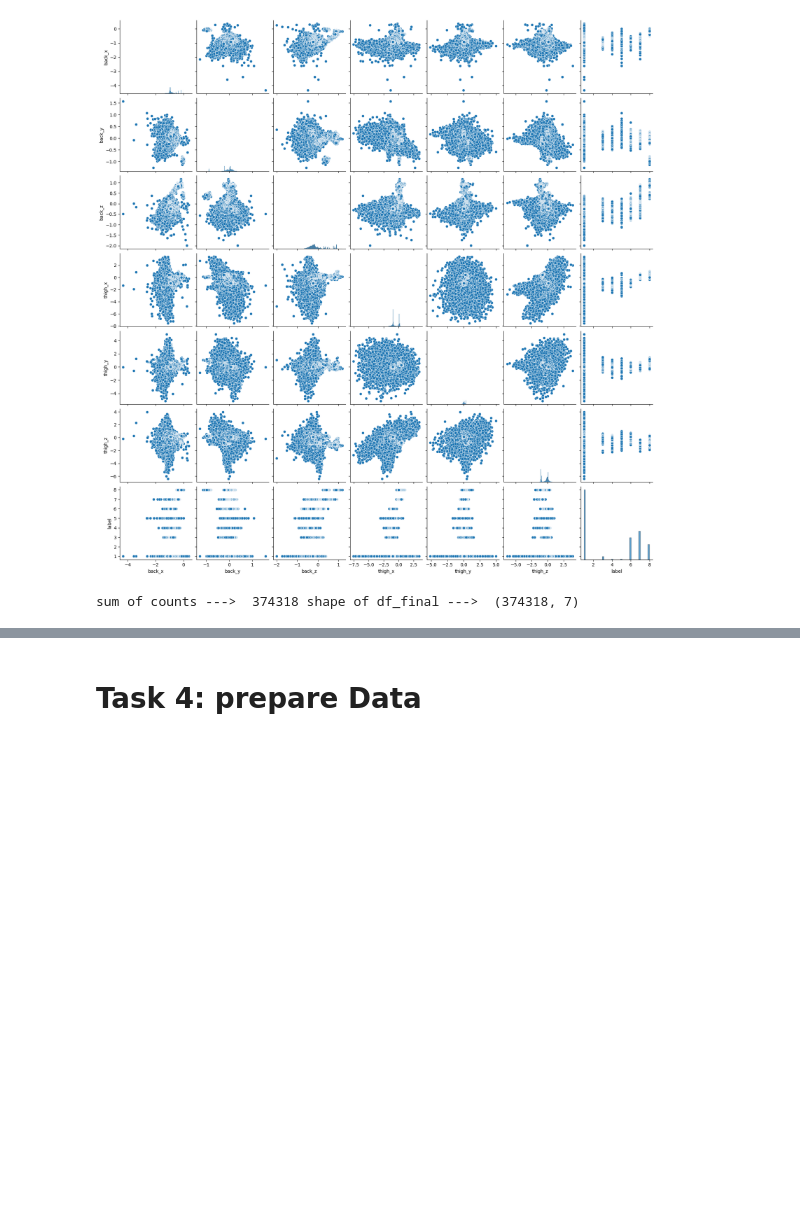
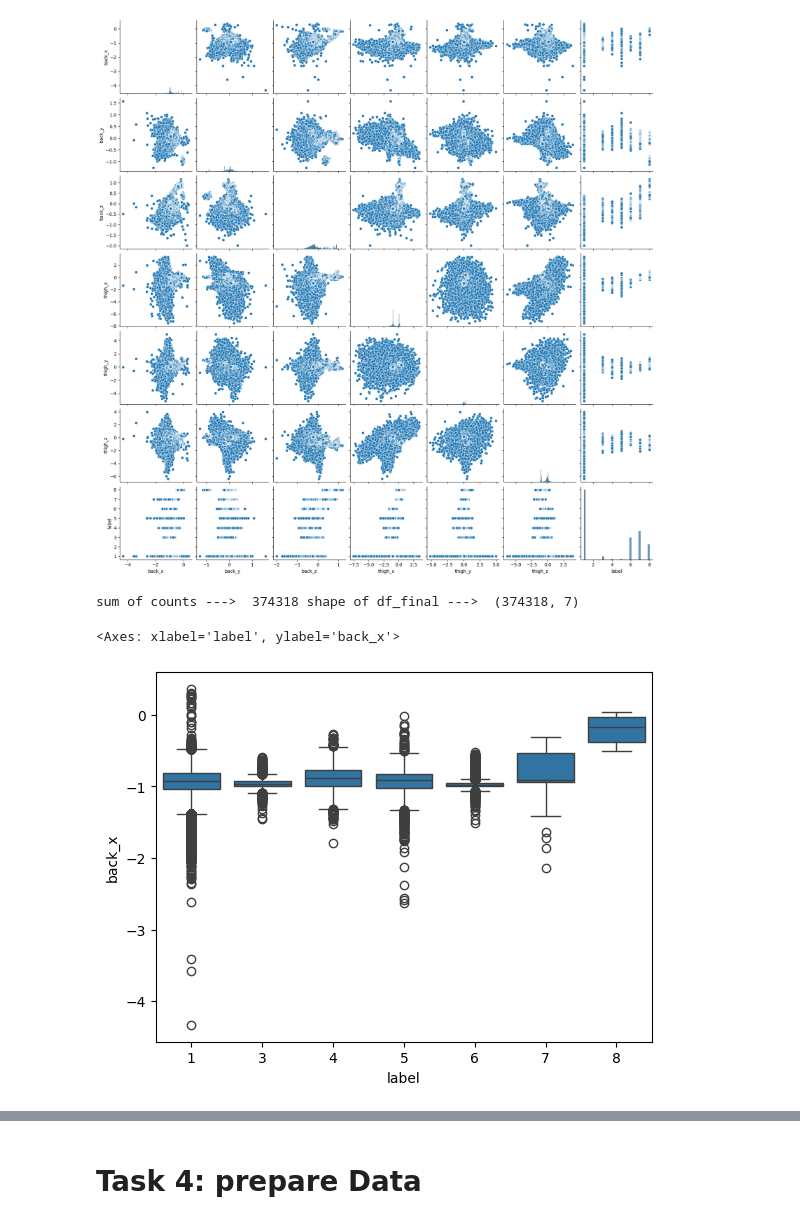
Before and after one commit to Miguel-Graham/Movement-Classifier, a Jupyter notebook: FINAL_PROJECT_NOTEBOOK.ipynb, the cells around one changed output, grey strips where cells are left out. Saved outputs shown, nothing was run; the diff lists cells and outputs as text; code cells hidden in the pictures; blank space fills up the shorter version.

```diff
--- a/FINAL_PROJECT_NOTEBOOK.ipynb
+++ b/FINAL_PROJECT_NOTEBOOK.ipynb
@@ -205,3 +205,8 @@ fig = go.Figure(data=[trace], layout=layout)
 fig.show()
 # %% [output]
 sum of counts --->  374318 shape of df_final --->  (374318, 7)
+# %%
+sns.boxplot(data=concat_data, x='label', y='back_x')
+# %% [output]
+<Axes: xlabel='label', ylabel='back_x'>
+[figure, added]
```
Also changed, not shown: parts of 6 cells of this notebook.
